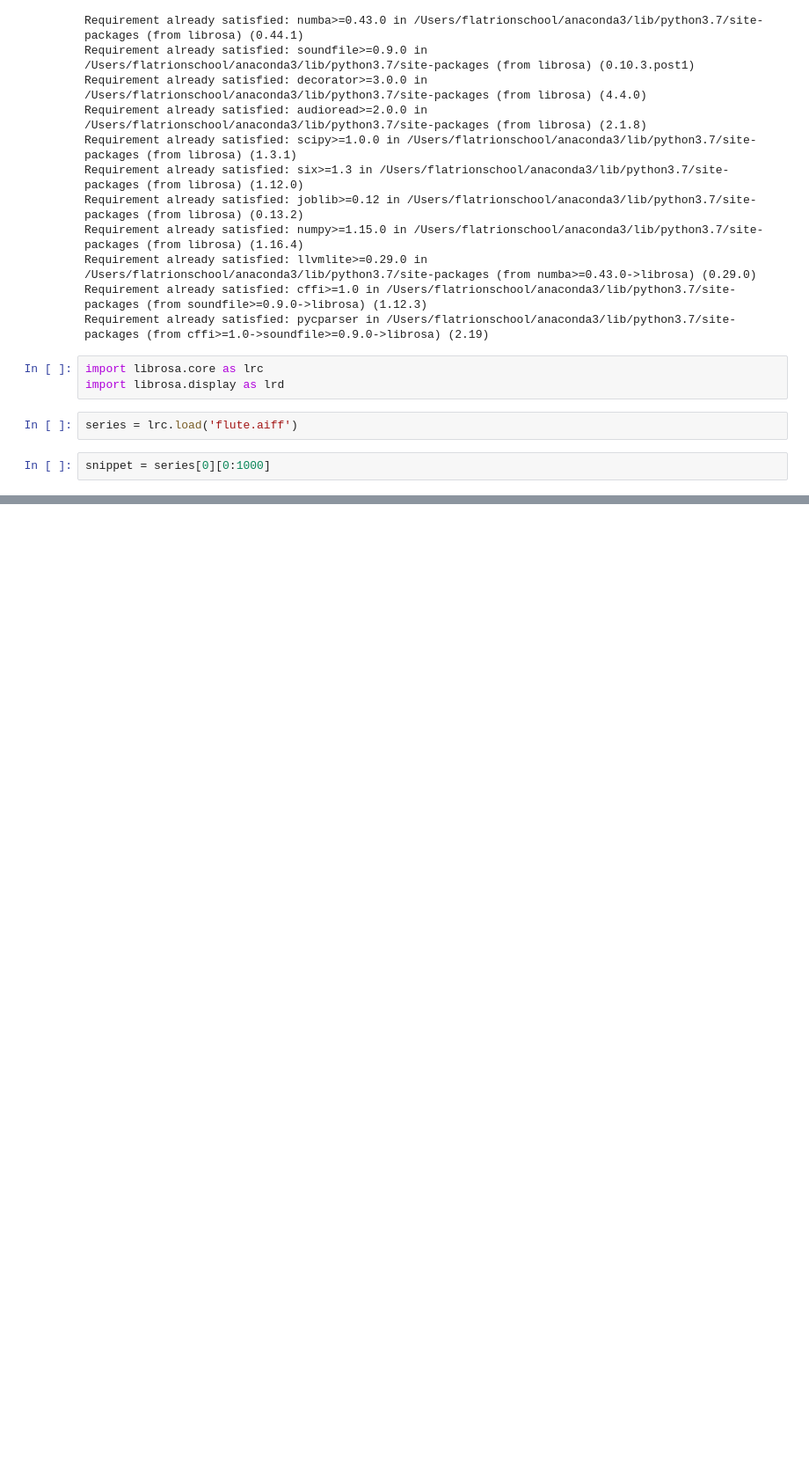
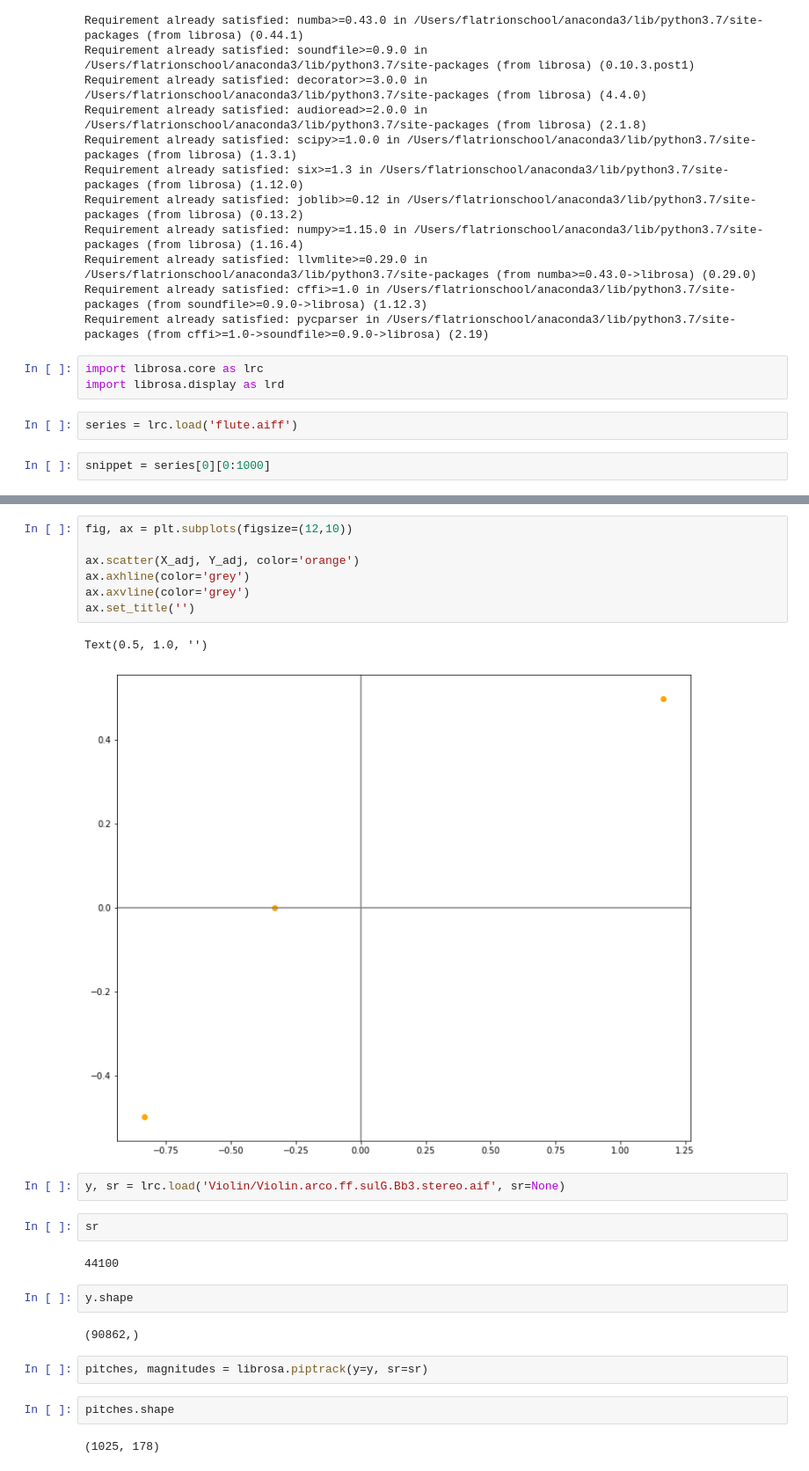
Before and after one commit to jmsmdy/sound-parse, a Jupyter notebook: Fourier Analysis.ipynb, the cells around one changed output, grey strips where cells are left out. Shown at 88% size. Cells and saved outputs as stored; diff of their text form; blank space fills up the shorter version.

```diff
--- a/Fourier Analysis.ipynb
+++ b/Fourier Analysis.ipynb
@@ -240,0 +359,26 @@ ax.s
+# %%
+fig, ax = plt.subplots(figsize=(12,10))
+
+ax.scatter(X_adj, Y_adj, color='orange')
+ax.axhline(color='grey')
+ax.axvline(color='grey')
+ax.set_title('')
+# %% [output]
+Text(0.5, 1.0, '')
+[figure, added]
+# %%
+y, sr = lrc.load('Violin/Violin.arco.ff.sulG.Bb3.stereo.aif', sr=None)
+# %%
+sr
+# %% [output]
+44100
+# %%
+y.shape
+# %% [output]
+(90862,)
+# %%
+pitches, magnitudes = librosa.piptrack(y=y, sr=sr)
+# %%
+pitches.shape
+# %% [output]
+(1025, 178)
```
Also changed, not shown: parts of 19 cells of this notebook, 21 other files.
